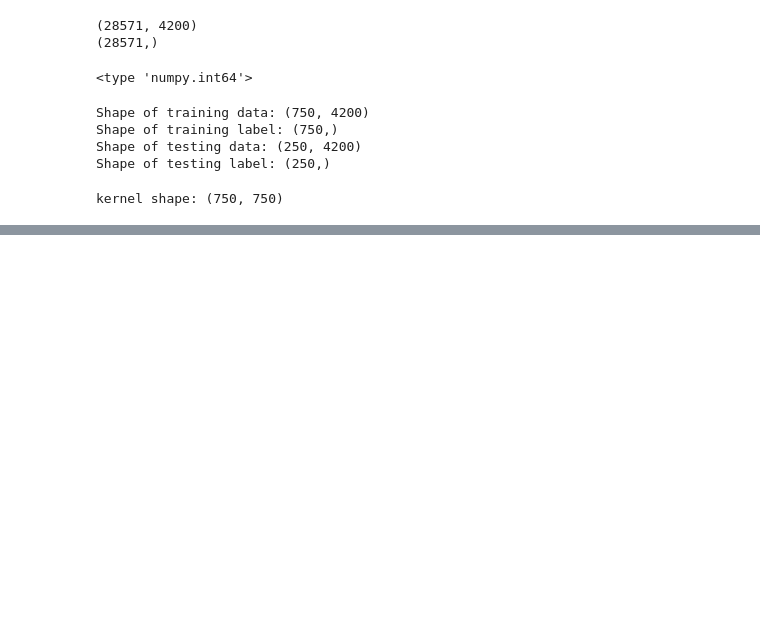
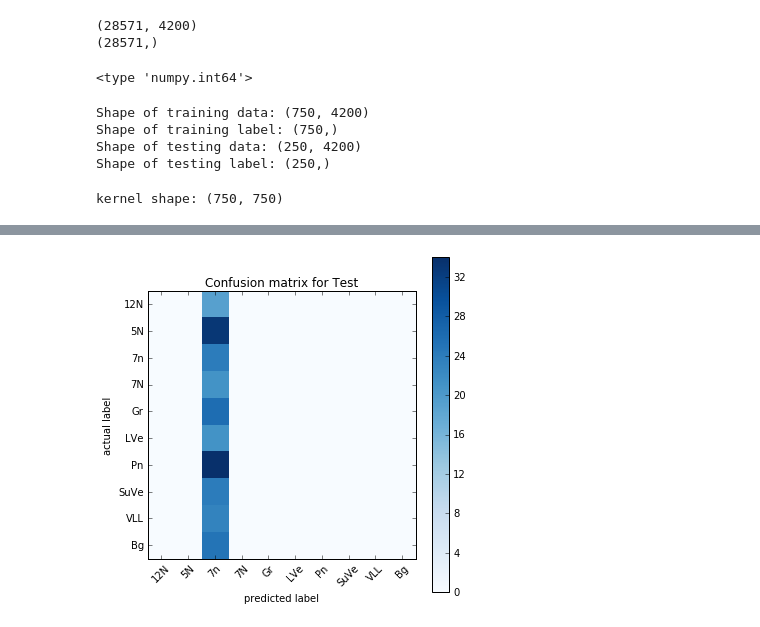
Before and after one commit to rogers140/notebook, a Jupyter notebook: SVM.ipynb, the cells around one changed output, grey strips where cells are left out. Cells and saved outputs as stored; diff of their text form; code cells hidden in the pictures; blank space fills up the shorter version.

```diff
--- a/SVM.ipynb
+++ b/SVM.ipynb
@@ -114,0 +122,15 @@ plt.title('Confusion matrix');
+# %%
+cm_test = confusion_matrix(testing_y, predict_labels_test);
+# %%
+plt.figure(figsize=(6, 6));
+plt.imshow(cm_test, interpolation='nearest', cmap=plt.cm.Blues);
+plt.ylabel('actual label');
+plt.xlabel('predicted label')
+plt.title('Confusion matrix for Test');
+plt.colorbar();
+classes = ['12N', '5N', '7n', '7N', 'Gr', 'LVe', 'Pn', 'SuVe', 'VLL', 'Bg'];
+tick_marks = np.arange(len(classes));
+plt.xticks(tick_marks, classes, rotation=45);
+plt.yticks(tick_marks, classes);
+# %% [output]
+[figure, added]
```
Also changed, not shown: parts of 7 cells of this notebook.
